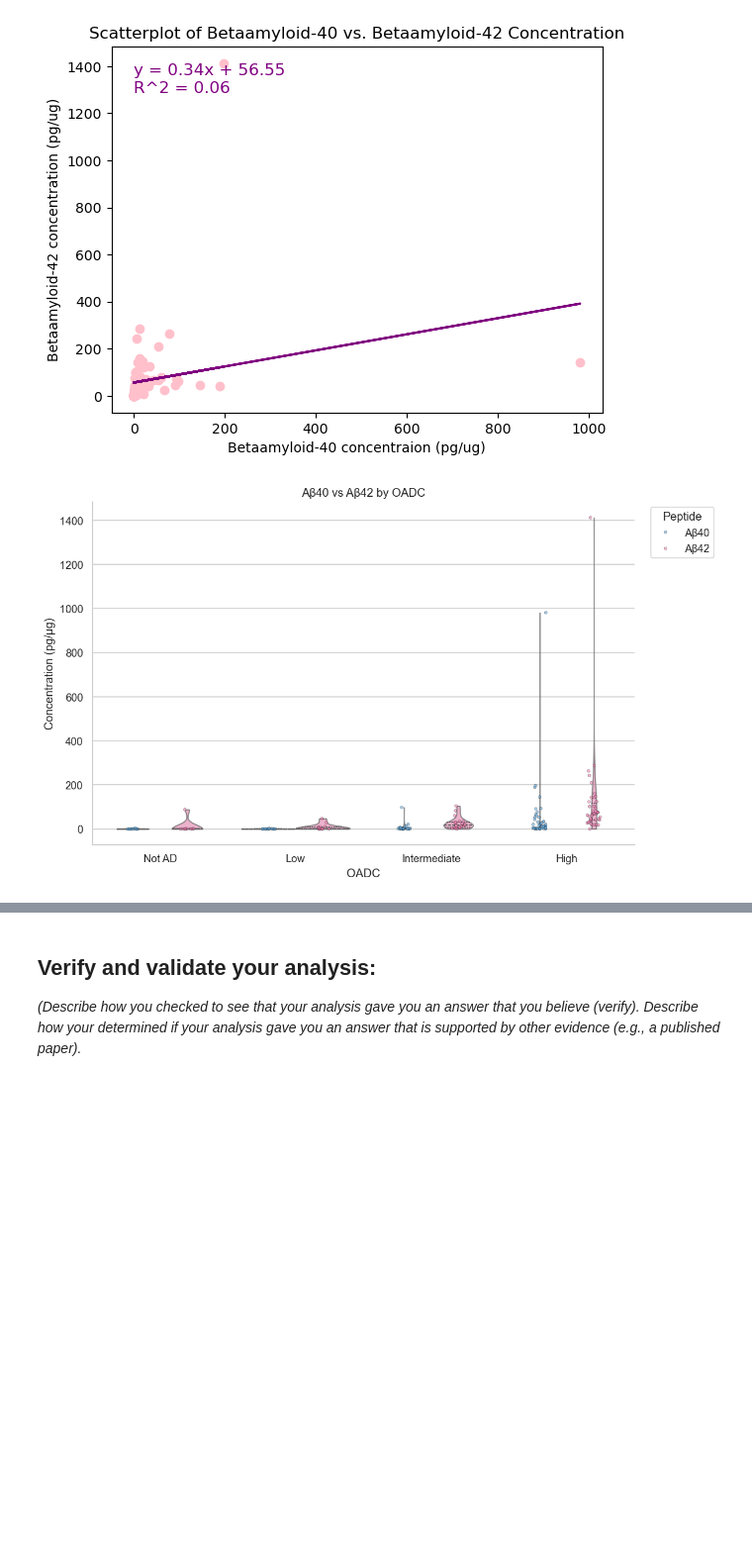
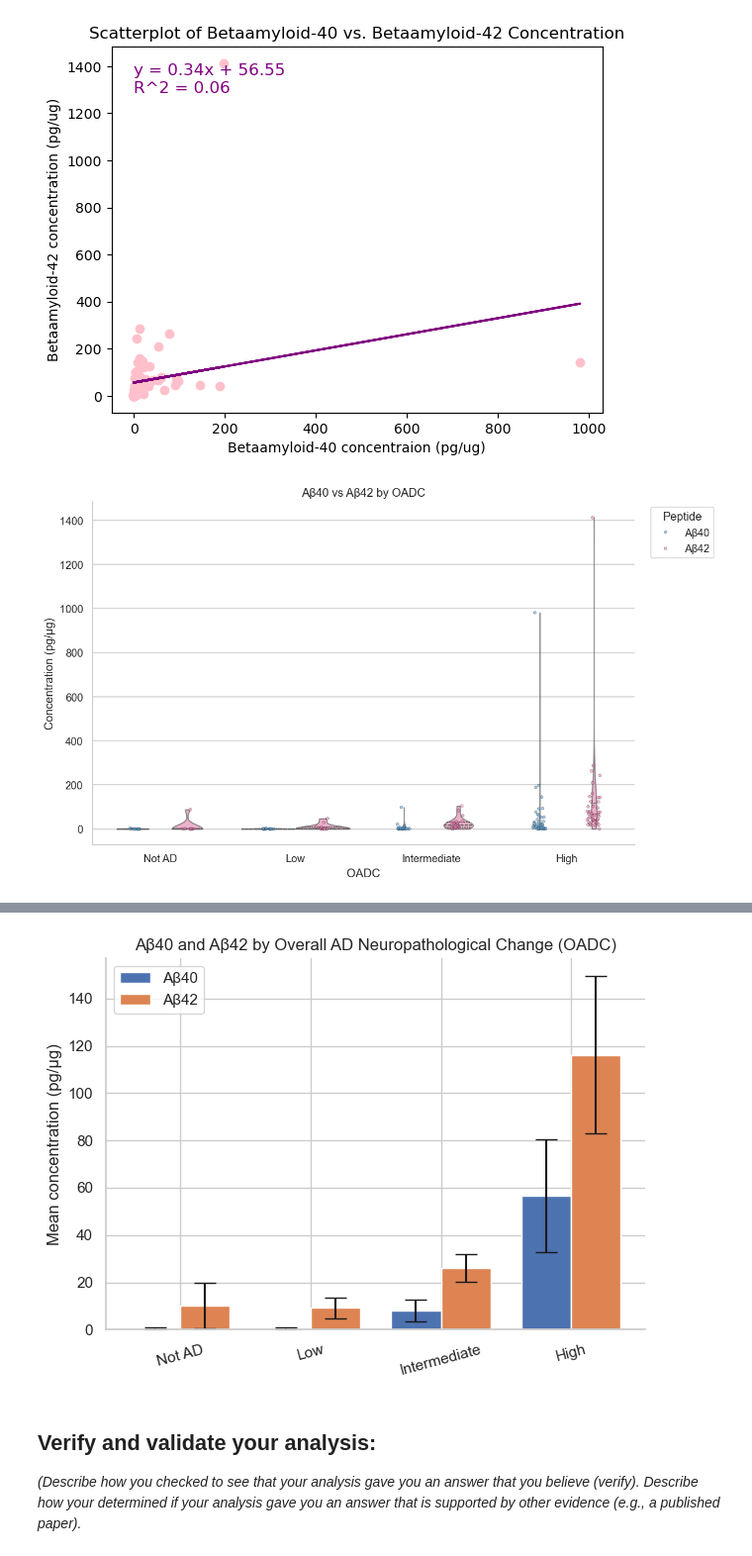
Before and after one commit to Lukinator3000/AlzheimersModule, a Jupyter notebook: Module 1 Template (NEW).ipynb, the cells around one changed output, grey strips where cells are left out. Shown: that part at 99% size. Cells and saved outputs as stored; diff of their text form; code cells hidden in the pictures; blank space fills up the shorter version.

Commit message:
added bar graph and anova test

```diff
--- a/Module 1 Template (NEW).ipynb
+++ b/Module 1 Template (NEW).ipynb
@@ -715,5 +715,93 @@ ax.legend(by_label.values(), by_label.keys(), title="Peptide", bbox_to_anchor=(1
 ax.set_title("Aβ40 vs Aβ42 by OADC")
 ax.set_ylabel("Concentration (pg/μg)")
 plt.tight_layout(); plt.show()
+
+#8) PLOT A BAR GRAPH OF OADC (Not AD→High) — Aβ40 & Aβ42 WITH SEM ERROR BARS
+
+import numpy as np
+from matplotlib import pyplot as plt
+from scipy import stats
+import math
+
+# canonical OADC categories (and a normalizer to catch label variants)
+CATS = ["Not AD", "Low", "Intermediate", "High"]
+
+def _norm_oadc(val):
+    if val is None:
+        return None
+    s = str(val).strip().lower()
+    if not s or s in ("nan", "none"):
+        return None
+    if "not" in s and "ad" in s:
+        return "Not AD"
+    if "low" in s:
+        return "Low"
+    if "inter" in s:
+        return "Intermediate"
+    if "high" in s:
+        return "High"
+    try:
+        m = int(s)
+        return ["Not AD", "Low", "Intermediate", "High"][m]
+    except Exception:
+        # fallback: title-case whatever is there
+        return s.title()
+
+def _vals(metric, cat):
+    vals = []
+    for p in Patient.all_patients:
+        key = _norm_oadc(getattr(p, "oadc", None))
+        if key == cat:
+            v = getattr(p, metric, None)
+            if v is not None and not (isinstance(v, float) and math.isnan(v)):
+                vals.append(v)
+    return vals
+
+# group values by normalized OADC
+groups40 = [_vals("ABeta40", c) for c in CATS]
+groups42 = [_vals("ABeta42", c) for c in CATS]
+
+means40 = [np.mean(g) if len(g) else np.nan for g in groups40]
+means42 = [np.mean(g) if len(g) else np.nan for g in groups42]
+
+# standard error of the mean (SEM)
+se40 = [np.std(g, ddof=1)/np.sqrt(len(g)) if len(g) >= 2 else np.nan for g in groups40]
+se42 = [np.std(g, ddof=1)/np.sqrt(len(g)) if len(g) >= 2 else np.nan for g in groups42]
+
+# ANOVA across non-empty groups (require at least 2 non-empty groups)
+def _anova(groups):
+    nonempty = [g for g in groups if len(g) > 0]
+    if len(nonempty) >= 2:
+        F, p = stats.f_oneway(*nonempty)
+        return F, p
+    return np.nan, np.nan
+
+F40, p40 = _anova(groups40)
+F42, p42 = _anova(groups42)
+
+def _sig_str(p):
+    if not (p == p):  # NaN
+        return "n/a (not enough data)"
+    return "ns (p > 0.05)" if p > 0.05 else "significant (p ≤ 0.05)"
+
+print(f"Aβ40 ANOVA across OADC: p = {p40:.4g} → {_sig_str(p40)}")
+print(f"Aβ42 ANOVA across OADC: p = {p42:.4g} → {_sig_str(p42)}")
+
+# Bar plot with SEM error bars
+x = np.arange(len(CATS))
+w = 0.38
+
+fig, ax = plt.subplots()
+ax.bar(x - w/2, means40, w, label="Aβ40", yerr=se40, capsize=8)
+ax.bar(x + w/2, means42, w, label="Aβ42", yerr=se42, capsize=8)
+
+ax.set_xticks(x)
+ax.set_xticklabels(CATS, rotation=15)
+ax.set_ylabel("Mean concentration (pg/μg)")
+ax.set_title("Aβ40 and Aβ42 by Overall AD Neuropathological Change (OADC)")
+ax.legend()
+
+plt.tight_layout()
+plt.show()
 # %% [output]
 [figure]
@@ -720,3 +810,4 @@ plt.tight_layout(); plt.show()
+[figure, added]
 # %% [markdown]
 ## Verify and validate your analysis:
 *(Describe how you checked to see that your analysis gave you an answer that you believe (verify). Describe how your determined if your analysis gave you an answer that is supported by other evidence (e.g., a published paper).*
```
Also changed, not shown: parts of 1 cell of this notebook.
